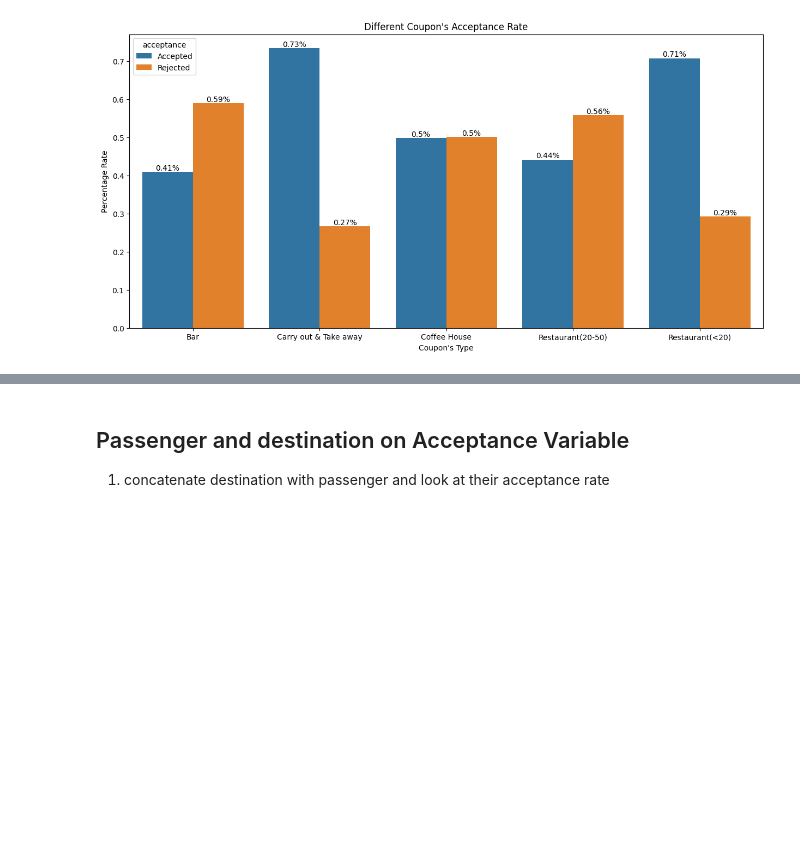
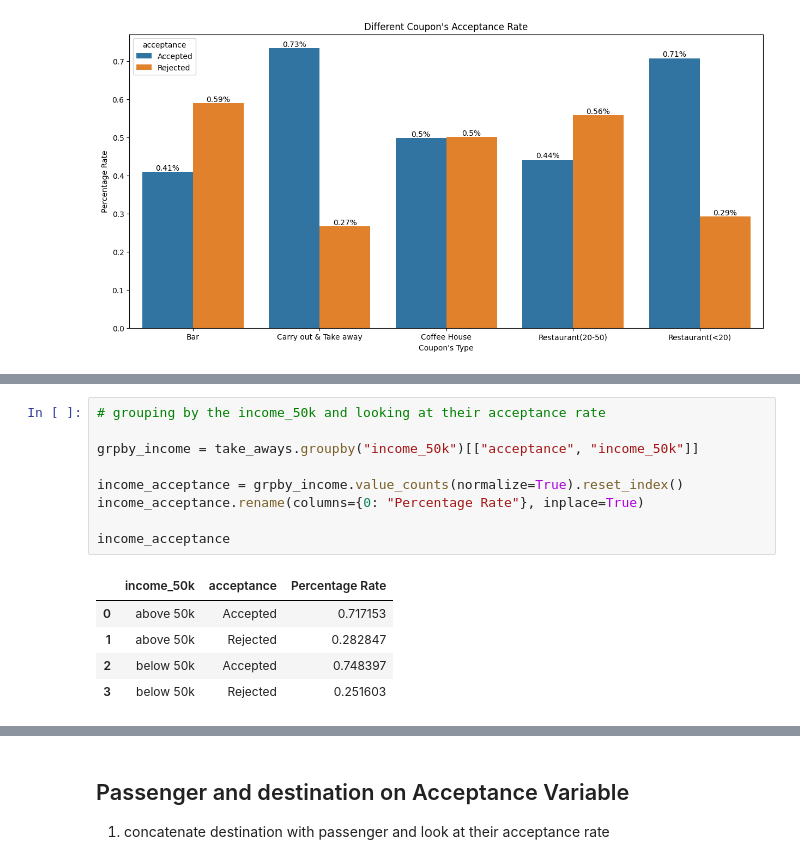
Before and after one commit to arezazadeh/EDA-Coupon_Acceptance, a Jupyter notebook: coupon_activity.ipynb, the cells around one changed output, grey strips where cells are left out. Drawn from its saved outputs; the diff is of its cells as text; blank space fills up the shorter version.

```diff
--- a/coupon_activity.ipynb
+++ b/coupon_activity.ipynb
@@ -736,0 +772,15 @@ for i in coupons_plt.containers:
+# %%
+# grouping by the income_50k and looking at their acceptance rate
+
+grpby_income = take_aways.groupby("income_50k")[["acceptance", "income_50k"]]
+
+income_acceptance = grpby_income.value_counts(normalize=True).reset_index()
+income_acceptance.rename(columns={0: "Percentage Rate"}, inplace=True)
+
+income_acceptance
+# %% [output]
+|  | income_50k | acceptance | Percentage Rate |
+| 0 | above 50k | Accepted | 0.717153 |
+| 1 | above 50k | Rejected | 0.282847 |
+| 2 | below 50k | Accepted | 0.748397 |
+| 3 | below 50k | Rejected | 0.251603 |
```
Also changed, not shown: parts of 12 cells of this notebook, 27 other files.
